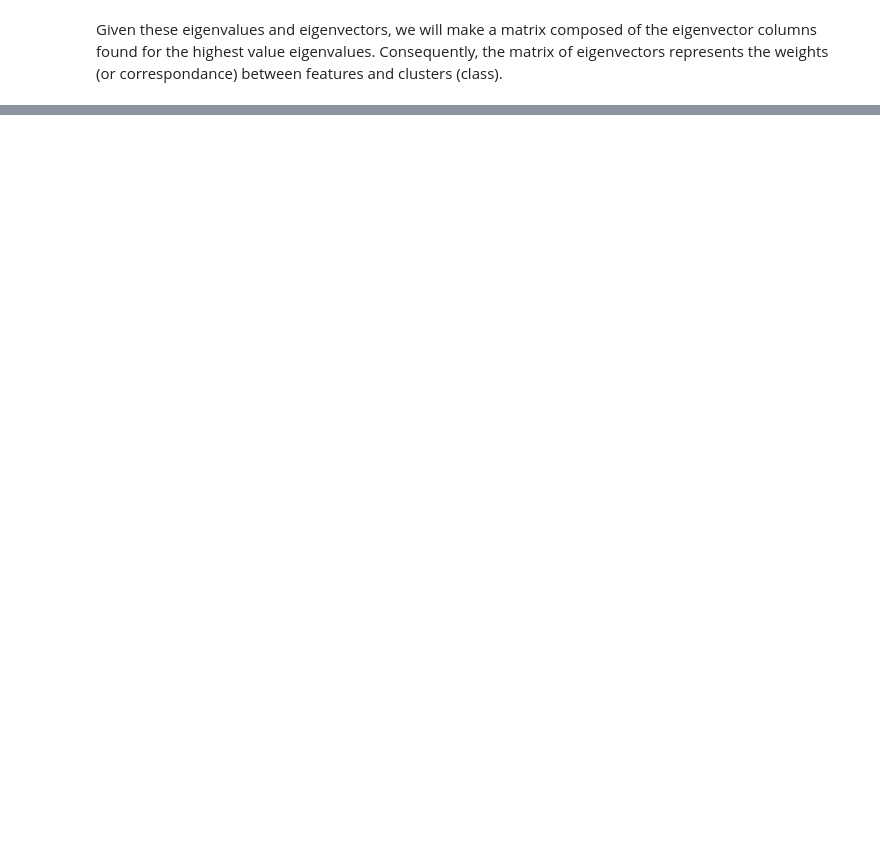
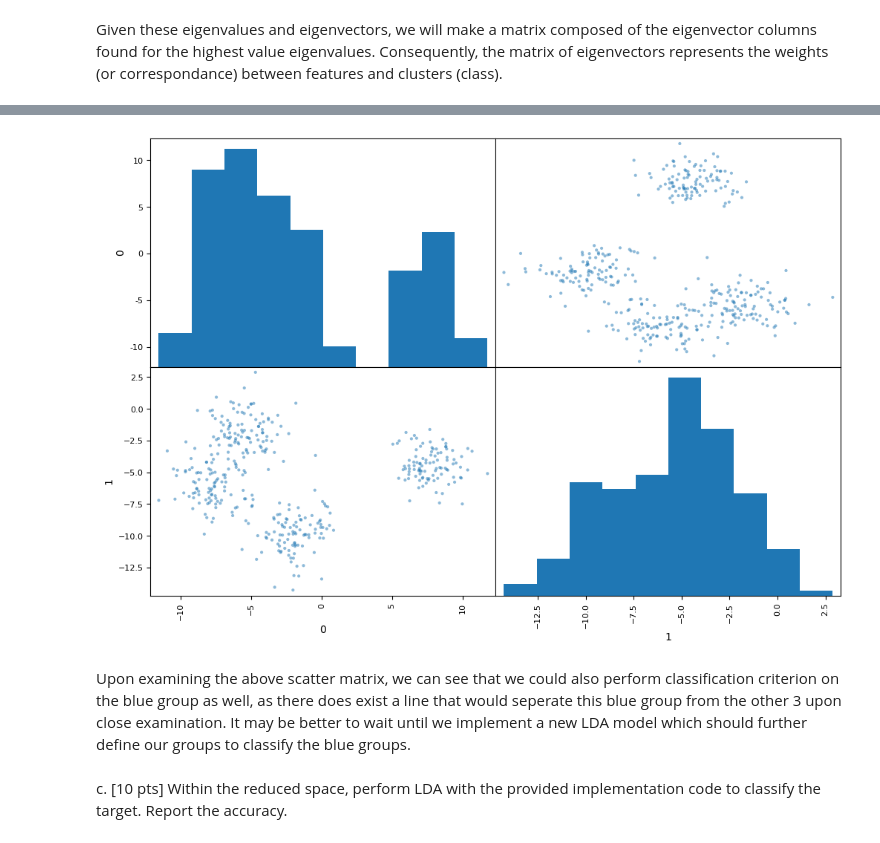
Before and after one commit to matthewpkearney/hw2-classification, a Jupyter notebook: MatthewKearney_HW2.ipynb, the cells around one changed output, grey strips where cells are left out. Drawn from its saved outputs; the diff is of its cells as text; code cells hidden in the pictures; blank space fills up the shorter version.

```diff
--- a/MatthewKearney_HW2.ipynb
+++ b/MatthewKearney_HW2.ipynb
@@ -330,0 +219,12 @@ In theory, we could also perform classification criterion on the blue group, who
+# %%
+scatter_matrix(DF_p, figsize=(12,8))
+plt.show()
+
+# DF_p.describe()
+# %% [output]
+[figure, added]
+# %% [markdown]
+Upon examining the above scatter matrix, we can see that we could also perform classification criterion on the blue group as well, as there does exist a line that would seperate this blue group from the other 3 upon close examination. It may be better to wait until we implement a new LDA model which should further define our groups to classify the blue groups.
+# %% [markdown]
+ c. [10 pts] Within the reduced space, perform LDA with the provided implementation code to
+ classify the target. Report the accuracy.
```
Also changed, not shown: parts of 43 cells of this notebook.
